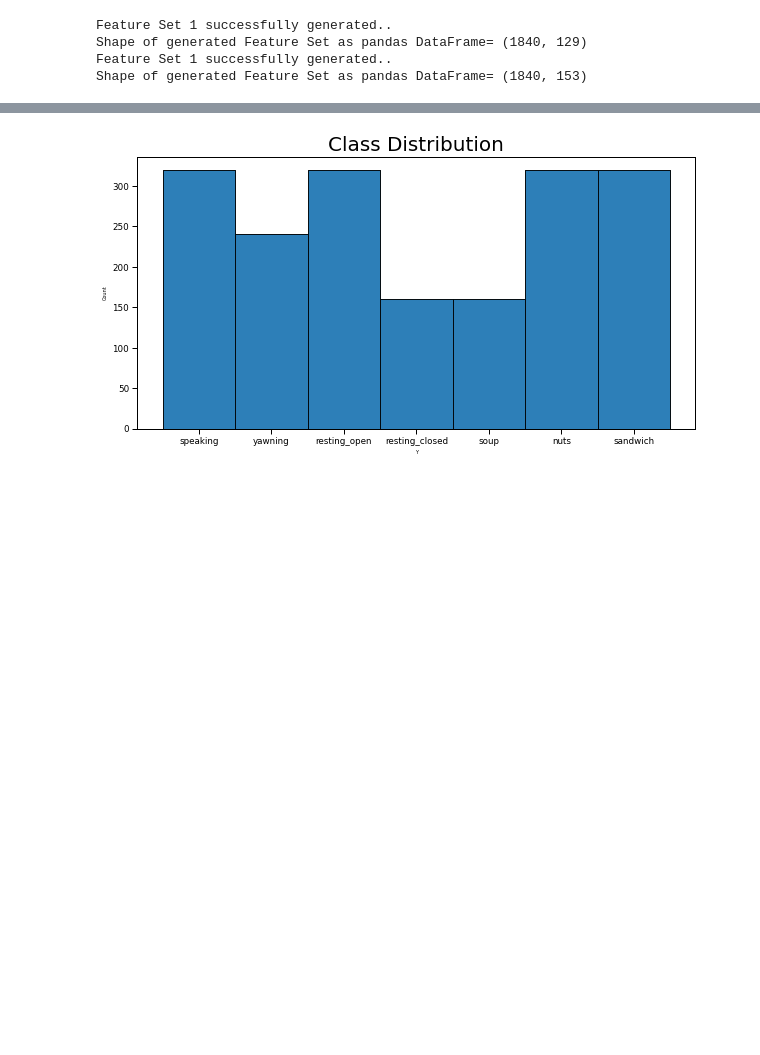
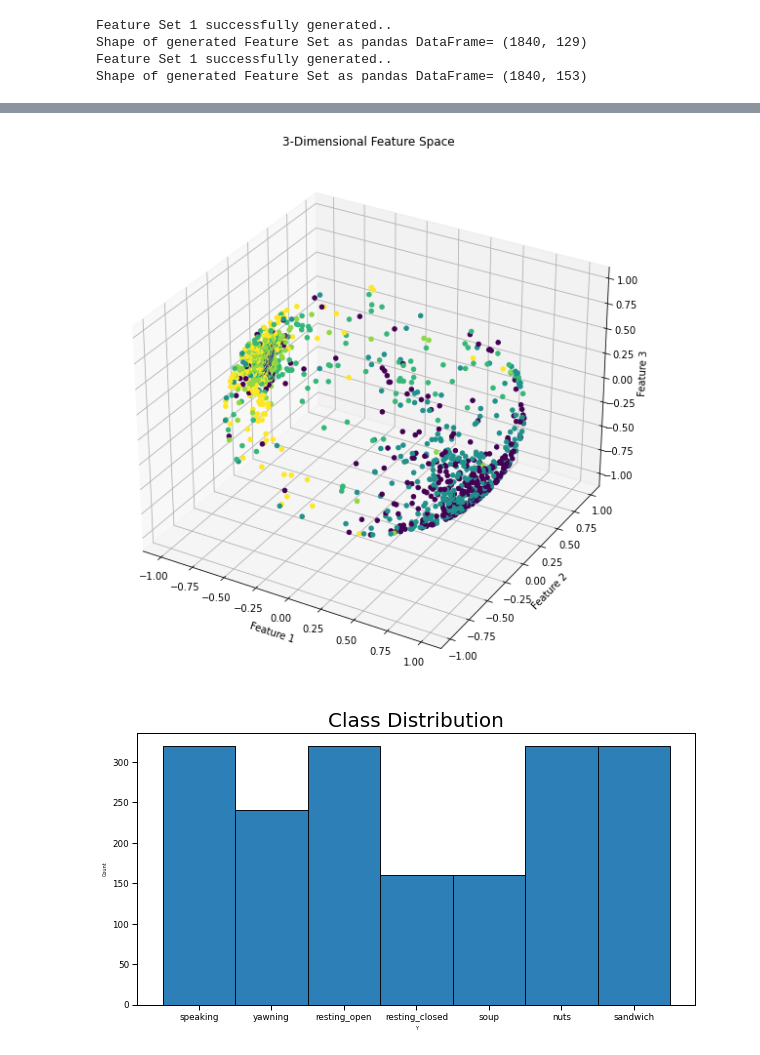
Before and after one commit to davidvblumenthal/nourriture_cEEG, a Jupyter notebook: preprocessing_notebook.ipynb, the cells around one changed output, grey strips where cells are left out. Saved outputs shown, nothing was run; the diff lists cells and outputs as text; code cells hidden in the pictures; blank space fills up the shorter version.

```diff
--- a/preprocessing_notebook.ipynb
+++ b/preprocessing_notebook.ipynb
@@ -192,3 +190,21 @@ Feature Set 1 successfully generated..
 Shape of generated Feature Set as pandas DataFrame= (1840, 129)
 Feature Set 1 successfully generated..
 Shape of generated Feature Set as pandas DataFrame= (1840, 153)
+# %%
+from sklearn.decomposition import PCA
+from sklearn.preprocessing import normalize
+from sklearn.preprocessing import LabelEncoder
+
+pca = PCA(n_components = 3)
+reduced = pca.fit_transform(featureset2.iloc[:, :-1])
+reduced = normalize(X = reduced)
+reduced = pd.DataFrame(reduced)
+enc = LabelEncoder()
+
+lab = enc.fit_transform(featureset2.iloc[:, -1].values.tolist())
+
+reduced['Label'] = lab
+# %%
+sub_fe = reduced.sample(frac = 1)
+
+sub_fe.shape
@@ -195,3 +228,27 @@ Shape of generated Feature Set as pandas DataFrame= (1840, 153)
+# %%
+
+fig = plt.figure(figsize = (10, 10))
+
+ax = fig.add_subplot(projection='3d')
+
+ax.scatter(xs = sub_fe[0], ys = sub_fe[1], zs = sub_fe[2], c = sub_fe['Label'], alpha =1)
+
+ax.set_title("3-Dimensional Feature Space")
+
+ax.set_xlabel("Feature 1")
+
+ax.set_ylabel("Feature 2")
+
+ax.set_zlabel("Feature 3")
+#ax.legend(loc = 'best')
+#ax.grid(False)
+plt.show()
+
+fig = fig.get_figure()
+
+fig.savefig("3-dimensional-space.png")
+# %% [output]
+[figure, added]
 # %%
 #plot class distribution
 
```
Also changed, not shown: parts of 4 cells of this notebook, 6 other files.
